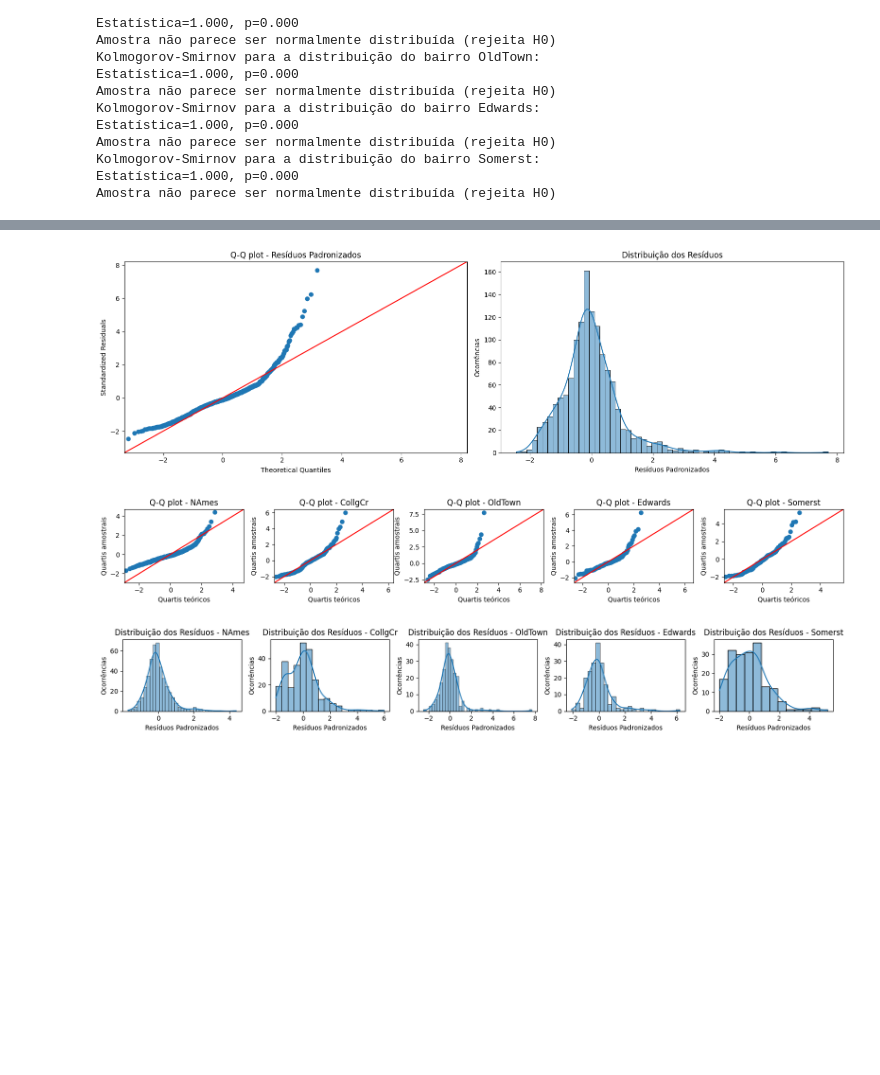
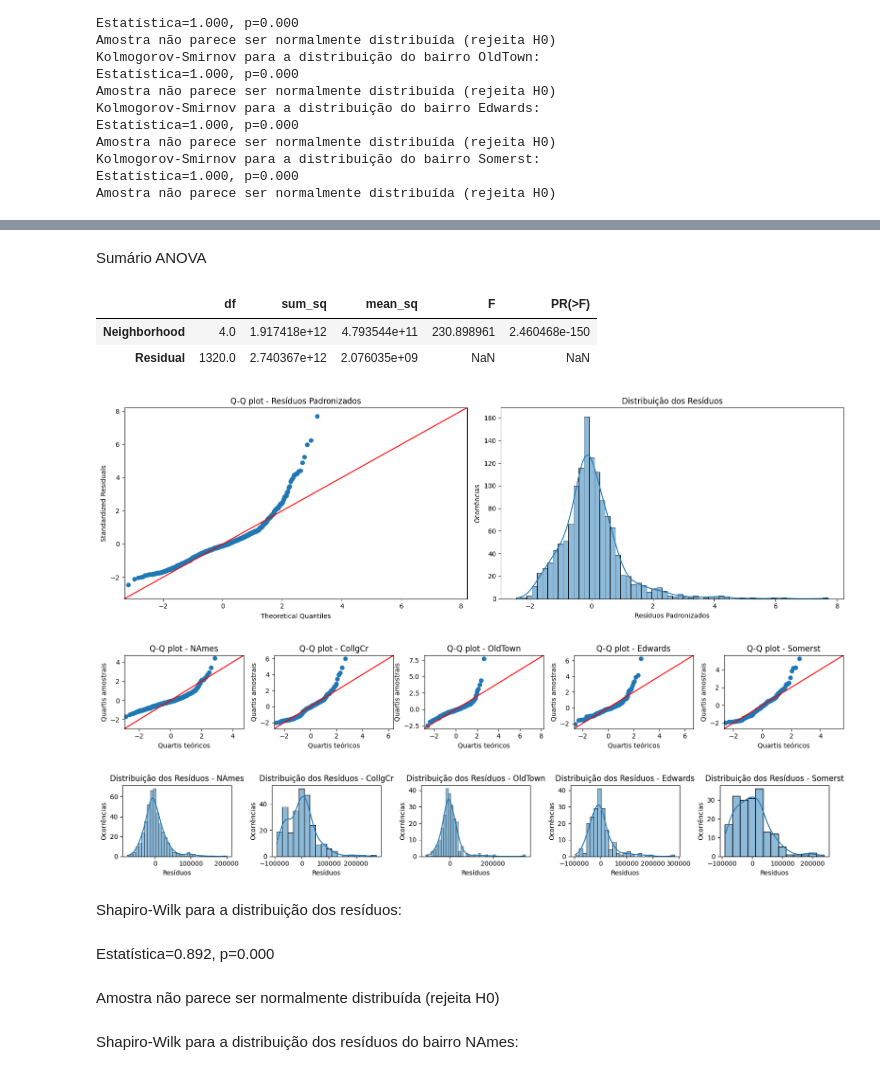
Before and after one commit to fernandosola/aedi_teste_hipotese, a Jupyter notebook: notebooks/analise.ipynb, the cells around one changed output, grey strips where cells are left out. Drawn from its saved outputs; the diff is of its cells as text; code cells hidden in the pictures; blank space fills up the shorter version.

```diff
--- a/notebooks/analise.ipynb
+++ b/notebooks/analise.ipynb
@@ -386,14 +389,14 @@ Amostra não parece ser normalmente distribuída (rejeita H0)
 # %% [markdown]
 ## Bairro
 # %%
-df_bairros_counts = df['Bairro'].value_counts(dropna=False).to_frame().rename(columns={'count':'Ocorrências'})
-nulos = df['Bairro'].isna().sum()
+df_counts = df['Neighborhood'].value_counts(dropna=False).to_frame().rename(columns={'count':'Ocorrências'})
+nulos = df['Neighborhood'].isna().sum()
 
 top = 5
-top_perc = df_bairros_counts[:top].sum().iloc[0]/df_bairros_counts.sum().iloc[0]
+top_perc = df_counts[:top].sum().iloc[0]/df_counts.sum().iloc[0]
 
-top_bairros = list(df_bairros_counts[:top].index)
-total_sales_top_perc = df[df['Bairro'].isin(top_bairros)]['PrecoVenda'].sum()/df['PrecoVenda'].sum()
+top_bairros = list(df_counts[:top].index)
+total_sales_top_perc = df[df['Neighborhood'].isin(top_bairros)]['SalePrice'].sum()/df['SalePrice'].sum()
 
 # exibir a descritiva
 display(Markdown(f"""
@@ -403,14 +406,14 @@ display(Markdown(f"""
 display(Markdown(f"""
 **Ocorrências por Bairro**
 """))
-display(df_bairros_counts)
+display(df_counts)
 
 # escrever uma pequena análise a respeito
 display(Markdown(f"""
 O bairro com maior número de ocorrências é **NAmes** com **443** registros.
 Existem **28** bairros diferentes.
 Existem **0** valores nulos.
-Os top {top} bairros com maior número de ocorrências representam **{top_perc:.2%}** das observações e **{total_sales_top_perc:.2%}** dos valores negociados.
+Os top {top_bairros} bairros com maior número de ocorrências representam **{top_perc:.2%}** das observações e **{total_sales_top_perc:.2%}** dos valores negociados.
 """))
 # %% [output]
 
@@ -606,5 +910,23 @@ Length: 1325, dtype: float64
 # %%
-# 2 subplots Q-Q plot geral dos residuos e distribuição geral dos residuos
+# Melting the filtered data for analysis in the OLS model
+melted_data_for_ols = pd.melt(df[df['Neighborhood'].isin(top_bairros)], id_vars=['Neighborhood'], value_vars=['SalePrice'])
+
+# Ordinary Least Squares (OLS) model
+model = ols('value ~ Neighborhood', data=melted_data_for_ols).fit()
+
+# Performing ANOVA
+anova_table = sm.stats.anova_lm(model, typ=2)
+
+# Displaying the ANOVA table
+display(Markdown(f"""Tabela ANOVA"""))
+display(anova_table)
+
+display(Markdown(f"""Sumário ANOVA"""))
+res = stat()
+res.anova_stat(df=melted_data_for_ols, res_var='value', anova_model='value ~ Neighborhood')
+display(res.anova_summary)
+
+# Q-Q plot geral dos residuos e distribuição geral dos residuos
 fig, ax = plt.subplots(1, 2, figsize=default_figsize)
 
 # Q-Q plot dos resíduos
@@ -627,10 +949,10 @@ plt.show()
 # qqplot dos resíduos para cada bairro
 fig, ax = plt.subplots(1, 5, figsize=default_figsize_small)
 
-for i, bairro in enumerate(top_bairros):
+for i, categoria in enumerate(top_bairros):
     plt.subplot(1, 5, i+1)
-    sm.qqplot(res.anova_std_residuals[melted_data_for_ols['Bairro'] == bairro], line='45', ax=ax[i])
-    plt.title(f'Q-Q plot - {bairro}')
+    sm.qqplot(res.anova_std_residuals[melted_data_for_ols['Neighborhood'] == categoria], line='45', ax=ax[i])
+    plt.title(f'Q-Q plot - {categoria}')
     plt.xlabel('Quartis teóricos')
     plt.ylabel('Quartis amostrais')
 plt.tight_layout()
@@ -638,11 +960,11 @@ plt.tight_layout()
 # plotar a distribuição dos residuos para cada bairro
 fig, ax = plt.subplots(1, 5, figsize=default_figsize_small)
 
-for i, bairro in enumerate(top_bairros):
+for i, categoria in enumerate(top_bairros):
     plt.subplot(1, 5, i+1)
-    sns.histplot(res.anova_std_residuals[melted_data_for_ols['Bairro'] == bairro], kde=True)
-    plt.title(f'Distribuição dos Resíduos - {bairro}')
-    plt.xlabel('Resíduos Padronizados')
+    sns.histplot(res.anova_model_out.resid[melted_data_for_ols['Neighborhood'] == categoria], kde=True)
+    plt.title(f'Distribuição dos Resíduos - {categoria}')
+    plt.xlabel('Resíduos')
     plt.ylabel('Ocorrências')
 plt.tight_layout()
 
@@ -650,23 +972,23 @@ plt.show()
 
 
 # Teste de Shapiro-Wilk para os resíduos
-s, p = shapiro(res.anova_std_residuals)
-print('Shapiro-Wilk para a distribuição dos resíduos:')
-print('Estatística=%.3f, p=%.3f' % (s, p))
+s, p = shapiro(res.anova_model_out.resid)
+display(Markdown('Shapiro-Wilk para a distribuição dos resíduos:'))
+display(Markdown('Estatística=%.3f, p=%.3f' % (s, p)))
 alpha = 0.05
 if p > alpha:
-    print('Amostra parece ser normalmente distribuída (falha em rejeitar H0)')
+    display(Markdown('Amostra parece ser normalmente distribuída (falha em rejeitar H0)'))
 else:
-    print('Amostra não parece ser normalmente distribuída (rejeita H0)')
+    display(Markdown('Amostra não parece ser normalmente distribuída (rejeita H0)'))
 
 # Teste de normalidade dos resíduos para cada bairro
-for bairro in top_bairros:
-    s, p = shapiro(res.anova_std_residuals[melted_data_for_ols['Bairro'] == bairro])
-    print(f'Shapiro-Wilk para a distribuição dos resíduos do bairro {bairro}:')
-    print(f'Estatística={s:.3f}, p={p:.3f}')
+for categoria in top_bairros:
+    s, p = shapiro(res.anova_model_out.resid[melted_data_for_ols['Neighborhood'] == categoria])
+    display(Markdown(f'Shapiro-Wilk para a distribuição dos resíduos do bairro {categoria}:'))
+    display(Markdown(f'Estatística={s:.3f}, p={p:.3f}'))
     alpha = 0.05
     if p > alpha:
-        print('Amostra parece ser normalmente distribuída (falha em rejeitar H0)')
+        display(Markdown('Amostra parece ser normalmente distribuída (falha em rejeitar H0)'))
     else:
-        print('Amostra não parece ser normalmente distribuída (rejeita H0)')
+        display(Markdown('Amostra não parece ser normalmente distribuída (rejeita H0)'))
 # %% [output]
@@ -673,3 +999,11 @@ for bairro in top_bairros:
+Sumário ANOVA
+|  | df | sum_sq | mean_sq | F | PR(>F) |
+| Neighborhood | 4.0 | 1.917418e+12 | 4.793544e+11 | 230.898961 | 2.460468e-150 |
+| Residual | 1320.0 | 2.740367e+12 | 2.076035e+09 | NaN | NaN |
 [figure]
 [figure]
-[figure, old version]
+[figure, new version]
+Shapiro-Wilk para a distribuição dos resíduos:
+Estatística=0.892, p=0.000
+Amostra não parece ser normalmente distribuída (rejeita H0)
+Shapiro-Wilk para a distribuição dos resíduos do bairro NAmes:
```
Also changed, not shown: parts of 33 cells of this notebook.
